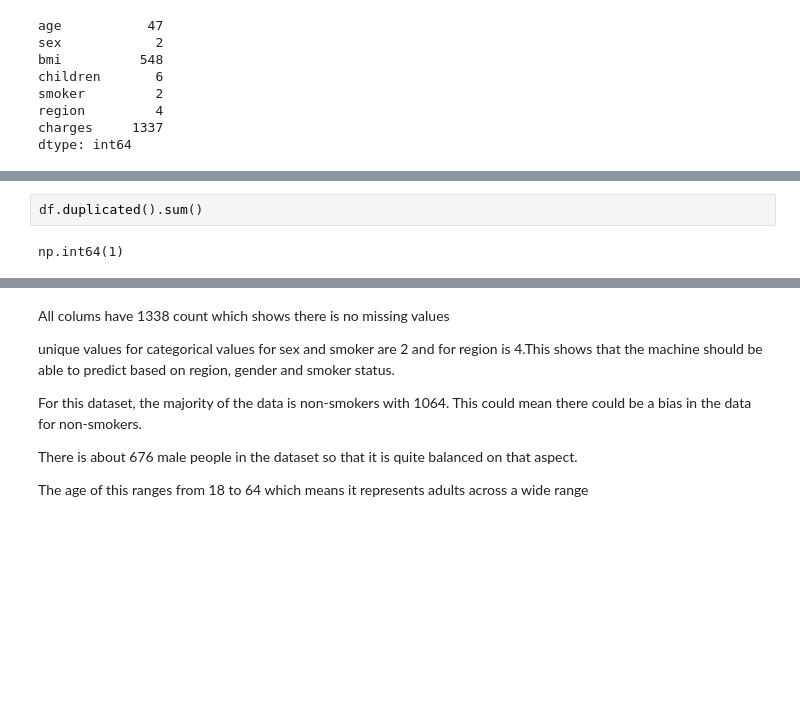
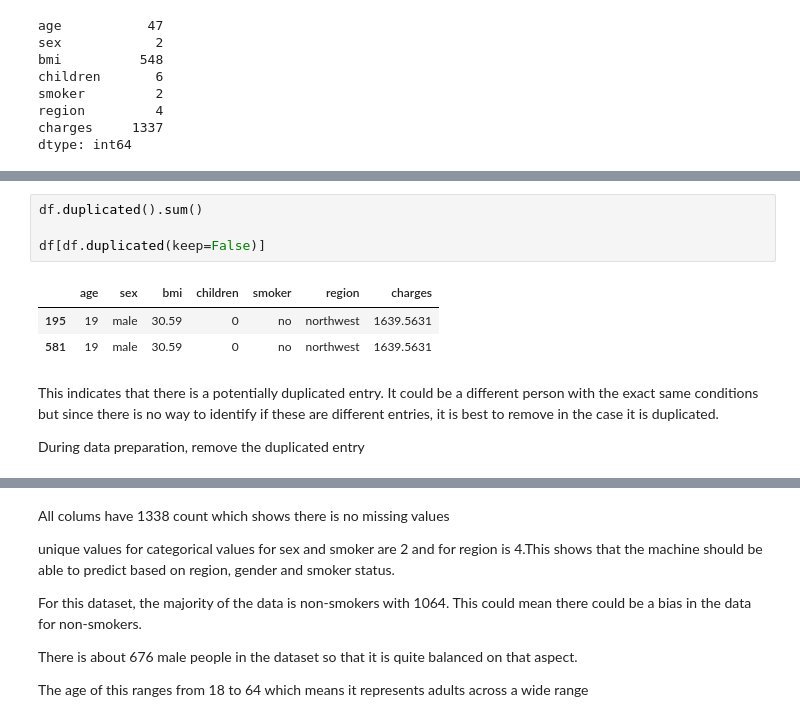
Before and after one commit to melvryan/mldp, a Jupyter notebook: MLDP Program Codes Submission Template.ipynb, the cells around one changed output, grey strips where cells are left out. Saved outputs shown, nothing was run; the diff lists cells and outputs as text; blank space fills up the shorter version.

```diff
--- a/MLDP Program Codes Submission Template.ipynb
+++ b/MLDP Program Codes Submission Template.ipynb
@@ -97,7 +104,15 @@ dtype: int64
 # %%
 df.duplicated().sum()
+
+df[df.duplicated(keep=False)]
 # %% [output]
-np.int64(1)
+|  | age | sex | bmi | children | smoker | region | charges |
+| 195 | 19 | male | 30.59 | 0 | no | northwest | 1639.5631 |
+| 581 | 19 | male | 30.59 | 0 | no | northwest | 1639.5631 |
+# %% [markdown]
+This indicates that there is a potentially duplicated entry. It could be a different person with the exact same conditions but since there is no way to identify if these are different entries, it is best to remove in the case it is duplicated.
+
+During data preparation, remove the duplicated entry
 # %%
 ## Describe data distribution
 df.describe(include='all')
```
Also changed, not shown: parts of 10 cells of this notebook.
